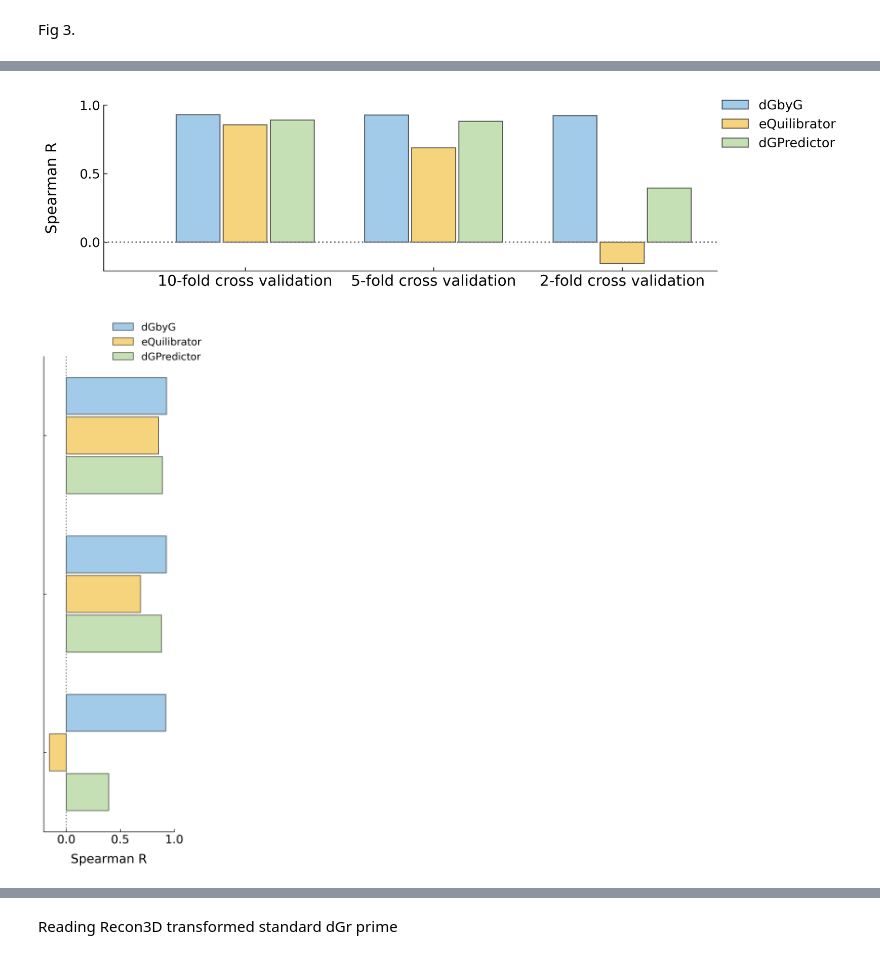
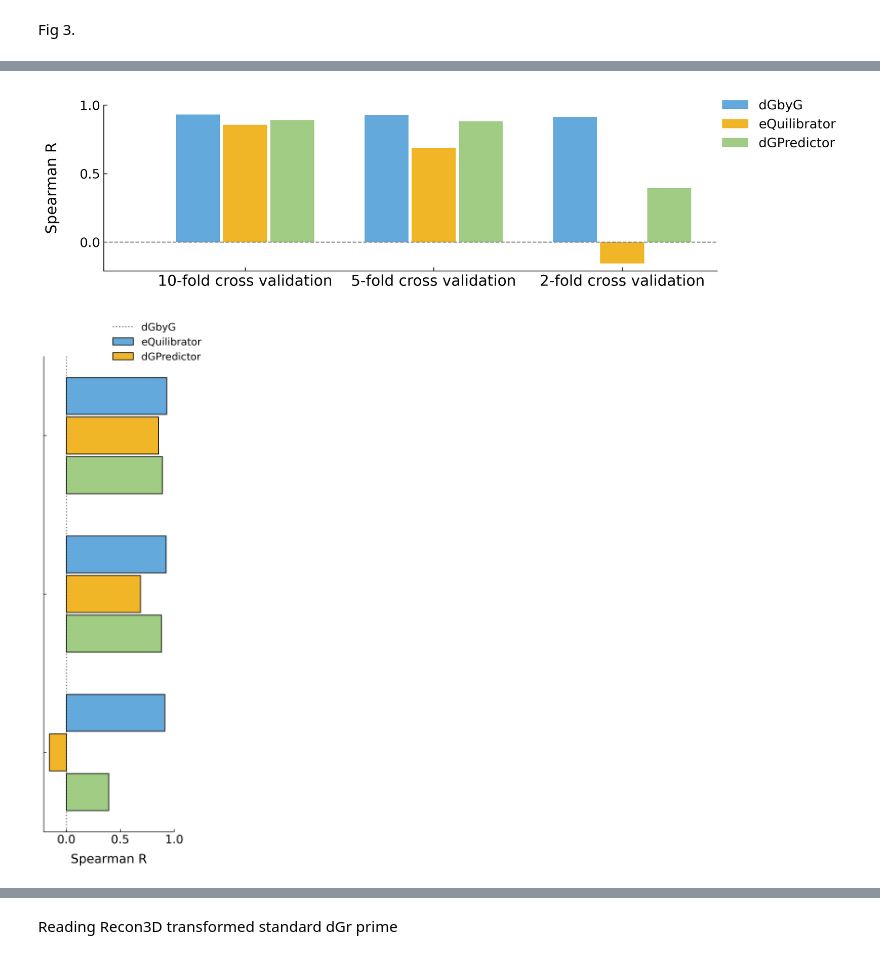
Before and after one commit to arne-cl/dGbyG, a Jupyter notebook: RunAnalysis/Figures.ipynb, the cells around one changed output, grey strips where cells are left out. Cells and saved outputs as stored; diff of their text form; code cells hidden in the pictures.

```diff
--- a/RunAnalysis/Figures.ipynb
+++ b/RunAnalysis/Figures.ipynb
@@ -52,0 +59,5 @@ RMSE: 24.62306863884449
+# %%
+results_dir = '../data/results_data/cross_validation_results/10_fold_cross_validation/'
+real_r, Final_p, Final_e, Final_ae = read_results(results_dir, 100)
+real_r, p = calculate_statistics(real_r, Final_p)
+py, pr, sr = rapid_linear_reg(real_r, p)
@@ -419,0 +359,5 @@ RMSE: 25.656536934390367
+# %%
+results_dir = '../data/results_data/cross_validation_results/5_fold_cross_validation/'
+real_r_5, Final_p_5, Final_e_5, Final_ae_5 = read_results(results_dir, 20)
+real_r_5, p_5 = calculate_statistics(real_r_5, Final_p_5)
+py_5, pr_5, sr_5 = rapid_linear_reg(real_r_5, p_5)
@@ -419,0 +371,5 @@ RMSE: 25.656536934390367
+# %%
+results_dir = '../data/results_data/cross_validation_results/2_fold_cross_validation/'
+real_r_2, Final_p_2, Final_e_2, Final_ae_2 = read_results(results_dir, 20)
+real_r_2, p_2 = calculate_statistics(real_r_2, Final_p_2)
+py_2, pr_2, sr_2 = rapid_linear_reg(real_r_2, p_2)
@@ -667,7 +630,7 @@ bar_width = 1.4/n
 
 for i in range(n):
     center_point = 1.5 * ((2 * i + 1) / (2 * n) - 0.5)
-    plt.bar(x=[1+center_point, 3+center_point, 5+center_point],height=SR[3*i:3*(i+1)], color=colors[i], edgecolor='black', width=bar_width, alpha=0.6, align='center')
+    plt.bar(x=[1+center_point, 3+center_point, 5+center_point],height=SR[3*i:3*(i+1)], color=colors[i], edgecolor='none', width=bar_width, alpha=1, align='center')
 #plt.bar(x=[1.02,3.02,5.02],height=R[3:6], color=color2, edgecolor='black', width=bar_width-0.02, alpha=0.6, align='edge')
 #plt.bar(x=[1,2,3,4,5,6],height=R[6:9], color=color3)
 
@@ -679,37 +642,38 @@ plt.xticks([-0.5, 1,3,5], [None, '10-fold cross validation', '5-fold cross valid
 
 plt.legend(['dGbyG', 'eQuilibrator', 'dGPredictor'], fontsize = 13, frameon=False, loc=(1,0.7))
 
-plt.axhline(y=0, linestyle=':', c='gray')
+plt.axhline(y=0, linestyle='--', c='gray', linewidth=1)
 
 plt.show()
 # %% [output]
-[figure, old version]
+[figure, new version]
 # %%
 plt.figure(dpi=300,figsize = (3,11))
 plt.rcParams['xtick.direction'] = 'in'
 plt.rcParams['ytick.direction'] = 'in'
 ax=plt.axes()
 ax.spines['right'].set_visible(False)
 ax.spines['top'].set_visible(False)
 ax.invert_yaxis()
 #ax.xaxis.set_ticks_position('top')
 #ax.xaxis.set_label_position('top')
 ax.set_xlabel
 
+plt.plot([0,0],[0,6], linestyle=':', c='gray', zorder=0)
 for i in range(n):
     center_point = 1.5 * ((2 * i + 1) / (2 * n) - 0.5)
-    plt.barh(y=[1+center_point, 3+center_point, 5+center_point], width=SR[3*i:3*(i+1)], color=colors[i], edgecolor='black', height=bar_width, alpha=0.6, align='center')
+    plt.barh(y=[1+center_point, 3+center_point, 5+center_point], width=SR[3*i:3*(i+1)], color=colors[i], edgecolor='black', height=bar_width, alpha=1, align='center')
 
 plt.legend(['dGbyG', 'eQuilibrator', 'dGPredictor'], fontsize = 13, frameon=False, loc=(0.5,0.98))
 
-plt.plot([0,0],[0,6], linestyle=':', c='gray')
+
 plt.ylim(6,0)
 plt.xlabel(r'Spearman R', fontsize =lable_fs, labelpad=10)
 
 plt.xticks([0, 0.5, 1.0], fontsize=ticks_fs)
 plt.yticks([1,3,5], [None,None,None], fontsize=13, rotation=90, va='center')
 
 
 plt.show()
 # %% [output]
-[figure, old version]
+[figure, new version]
```
Also changed, not shown: parts of 29 cells of this notebook, 15 other files.
